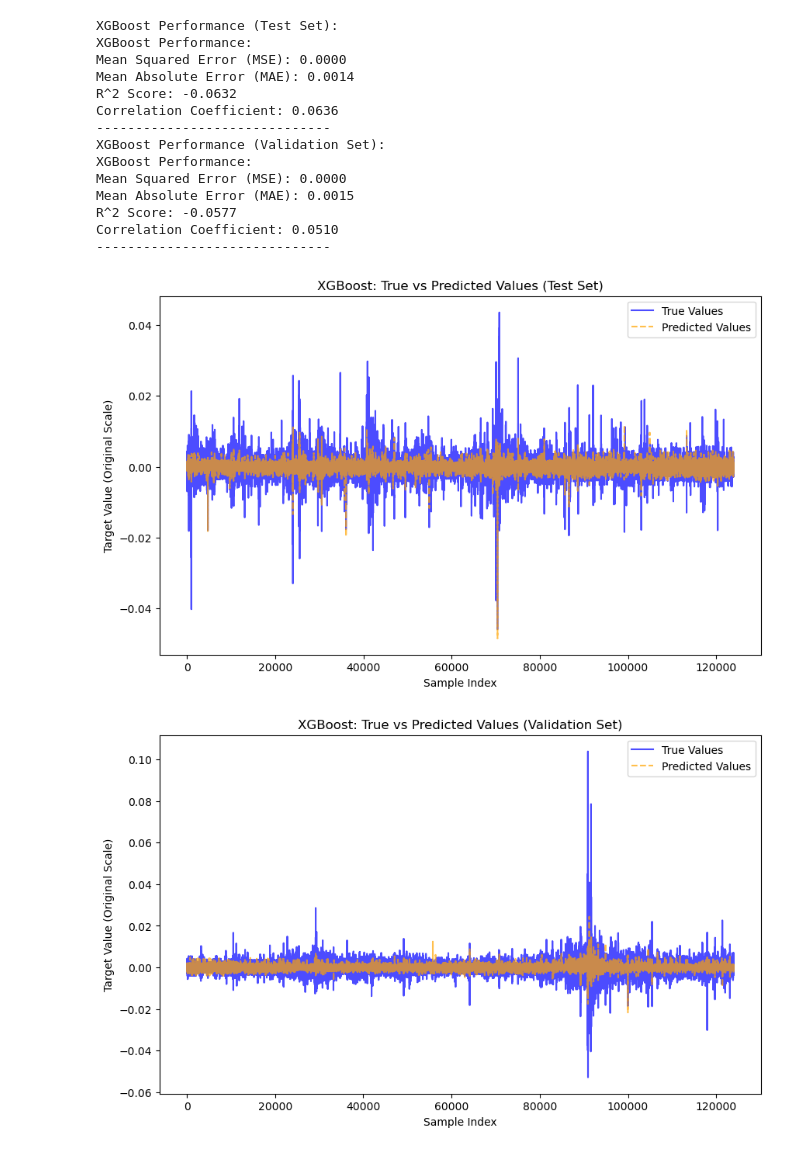
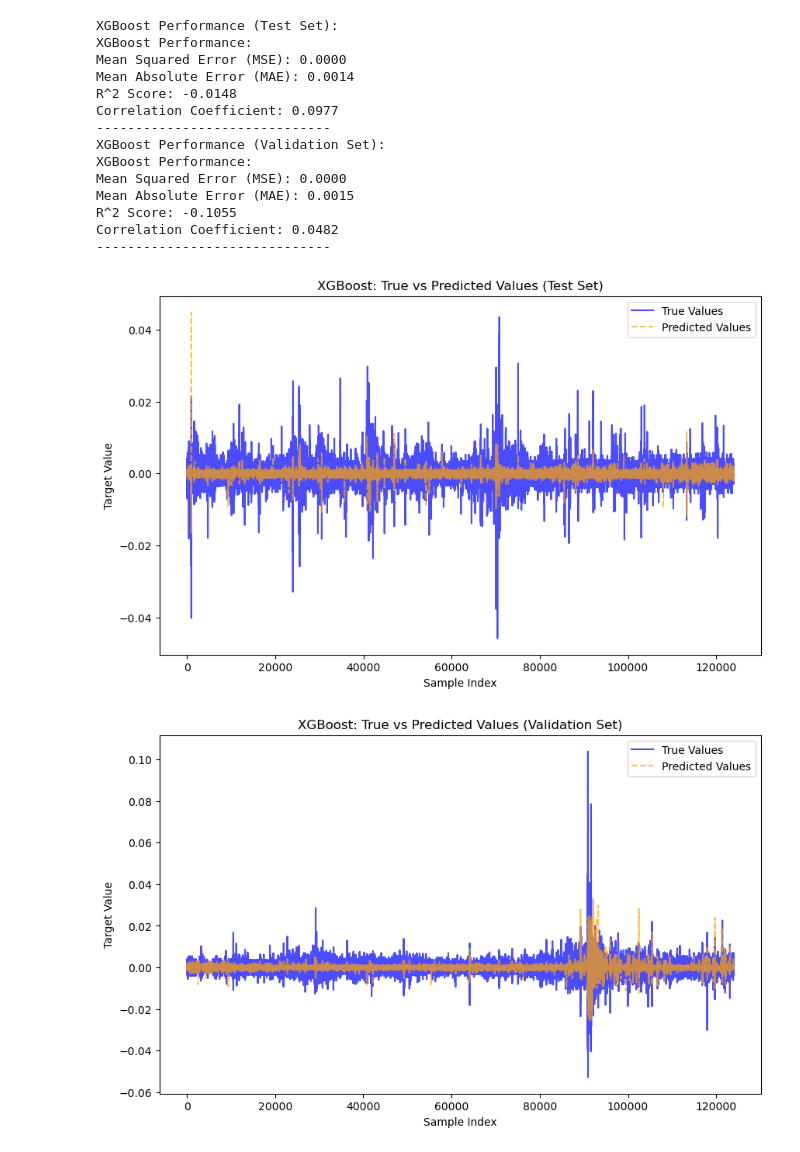
Before and after one commit to Little-Otter7/NN_Strategy, a Jupyter notebook: model_version2.ipynb, the cells around one changed output. Drawn from its saved outputs; the diff is of its cells as text; code cells hidden in the pictures.

```diff
--- a/model_version2.ipynb
+++ b/model_version2.ipynb
@@ -156,10 +158,9 @@ from xgboost import XGBRegressor
 from sklearn.metrics import mean_squared_error, mean_absolute_error, r2_score
 import numpy as np
 import matplotlib.pyplot as plt
-import joblib
 
-# 加载目标值归一化器
-target_scaler = joblib.load("target_scaler.pkl")
+# 不需要目标值归一化器，所以不加载 target_scaler
+# 不需要 joblib.load("target_scaler.pkl")
 
 # 定义模型
 models = {
@@ -180,72 +181,63 @@ def evaluate_model(y_true, y_pred, model_name):
     print(f"Mean Squared Error (MSE): {mse:.4f}")
     print(f"Mean Absolute Error (MAE): {mae:.4f}")
     print(f"R^2 Score: {r2:.4f}")
-    print(f"Correlation Coefficient: {correlation:.4f}")  # 输出相关系数
+    print(f"Correlation Coefficient: {correlation:.4f}")
     print("-" * 30)
 
 for model_name, model in models.items():
     # 模型训练
     model.fit(X_train, y_train)
 
-    # 测试集预测
+    # 测试集预测 (不反归一化，直接使用原始值)
     y_test_pred = model.predict(X_test)
-    y_test_pred_original = target_scaler.inverse_transform(y_test_pred.reshape(-1, 1)).flatten()
 
-    # 验证集预测
+    # 验证集预测 (不反归一化，直接使用原始值)
     y_val_pred = model.predict(X_val)
-    y_val_pred_original = target_scaler.inverse_transform(y_val_pred.reshape(-1, 1)).flatten()
 
     # 存储预测结果
     predictions[model_name] = {
-        "y_test_pred": y_test_pred_original,
-        "y_val_pred": y_val_pred_original
+        "y_test_pred": y_test_pred,
+        "y_val_pred": y_val_pred
     }
 
-    # 性能评估
-    y_test_original = target_scaler.inverse_transform(y_test.reshape(-1, 1)).flatten()
-    y_val_original = target_scaler.inverse_transform(y_val.reshape(-1, 1)).flatten()
-
+    # 性能评估（使用原始值）
     print(f"{model_name} Performance (Test Set):")
-    evaluate_model(y_test_original, y_test_pred_original, model_name)
+    evaluate_model(y_test, y_test_pred, model_name)
 
     print(f"{model_name} Performance (Validation Set):")
-    evaluate_model(y_val_original, y_val_pred_original, model_name)
+    evaluate_model(y_val, y_val_pred, model_name)
 
 # 可视化函数
 def plot_predictions(y_true, y_pred, title):
     plt.figure(figsize=(10, 6))
     plt.plot(y_true, label="True Values", color="blue", alpha=0.7)
     plt.plot(y_pred, label="Predicted Values", color="orange", linestyle="--", alpha=0.7)
     plt.title(title)
     plt.xlabel("Sample Index")
-    plt.ylabel("Target Value (Original Scale)")
+    plt.ylabel("Target Value")
     plt.legend()
     plt.show()
 
-# 可视化所有模型预测结果
+# 可视化所有模型预测结果（使用原始值）
 for model_name, preds in predictions.items():
-    plot_predictions(
-        y_test_original, preds["y_test_pred"],
-        f"{model_name}: True vs Predicted Values (Test Set)"
-    )
-    plot_predictions(
-        y_val_original, preds["y_val_pred"],
-        f"{model_name}: True vs Predicted Values (Validation Set)"
-    )
+    plot_predictions(y_test, preds["y_test_pred"],
+                     f"{model_name}: True vs Predicted Values (Test Set)")
+    plot_predictions(y_val, preds["y_val_pred"],
+                     f"{model_name}: True vs Predicted Values (Validation Set)")
 # %% [output]
 XGBoost Performance (Test Set):
 XGBoost Performance:
 Mean Squared Error (MSE): 0.0000
 Mean Absolute Error (MAE): 0.0014
-R^2 Score: -0.0632
-Correlation Coefficient: 0.0636
+R^2 Score: -0.0148
+Correlation Coefficient: 0.0977
 ------------------------------
 XGBoost Performance (Validation Set):
 XGBoost Performance:
 Mean Squared Error (MSE): 0.0000
 Mean Absolute Error (MAE): 0.0015
-R^2 Score: -0.0577
-Correlation Coefficient: 0.0510
+R^2 Score: -0.1055
+Correlation Coefficient: 0.0482
 ------------------------------
-[figure, old version]
+[figure, new version]
-[figure, old version]
+[figure, new version]
```
Also changed, not shown: parts of 14 cells of this notebook, 1 other file.
